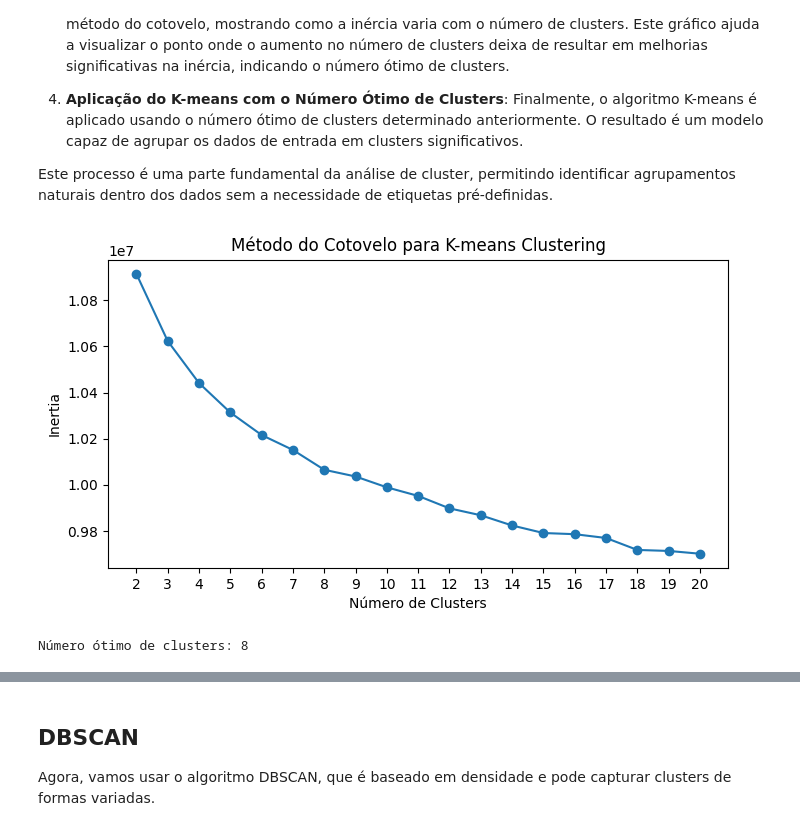
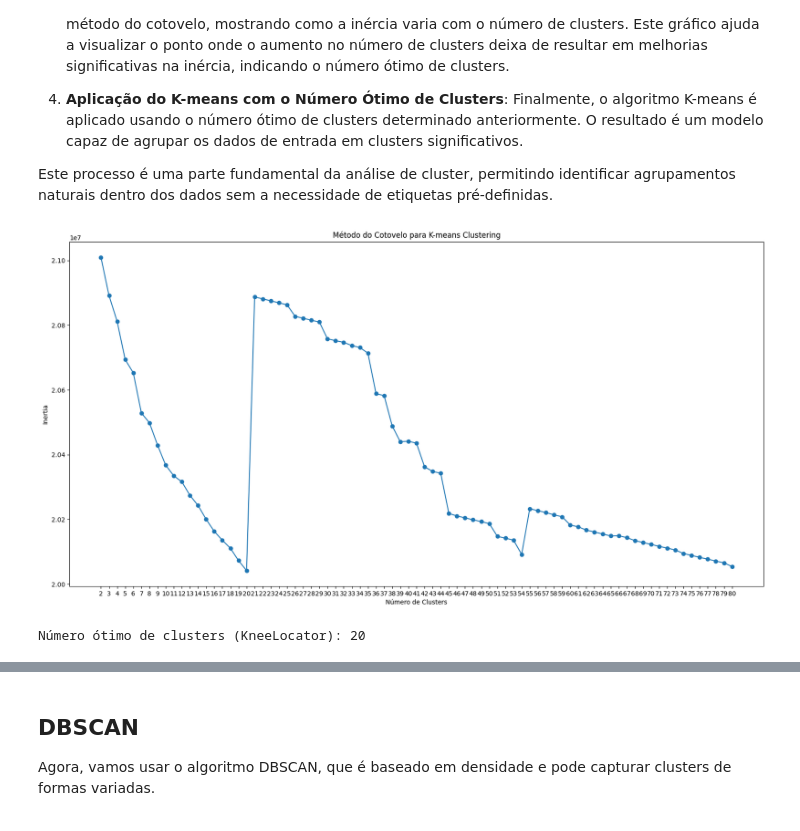
Before and after one commit to antonnyvictor18/data-mining, a Jupyter notebook: TP4/ml-1m/notebook.ipynb, the cells around one changed output, grey strips where cells are left out. Saved outputs shown, nothing was run; the diff lists cells and outputs as text; code cells hidden in the pictures.

```diff
--- a/TP4/ml-1m/notebook.ipynb
+++ b/TP4/ml-1m/notebook.ipynb
@@ -210,0 +234,17 @@ dtype: int64
+# %%
+def replace_nan_with_row_median(matrix):
+    # Calcula a mediana de cada linha, ignorando NaNs
+    row_medians = np.nanmedian(matrix, axis=1)
+
+    # Encontra índices onde os valores são NaN
+    inds = np.where(np.isnan(matrix))
+
+    # Substitui NaNs pela mediana da respectiva linha
+    matrix[inds] = np.take(row_medians, inds[0])
+
+    return matrix
+
+# Exemplo de uso
+# Supondo que ratings_matrix_np seja a matriz que contém NaNs
+ratings_matrix_np_filled_median = replace_nan_with_row_median(ratings_matrix_np)
+print(f'ratings_matrix com NaNs substituídos pela mediana: {ratings_matrix_np_filled_median}')
@@ -257,41 +345,27 @@ Este processo é uma parte fundamental da análise de cluster, permitindo identi
 # %%
 def calculate_wcss(data):
     inertia = []
-    for n in range(2, 21):
+    for n in range(2, 81):
         kmeans = KMeans(n_clusters=n, random_state=42)
         kmeans.fit(X=data)
         inertia.append(kmeans.inertia_)
 
     return inertia
 
-def optimal_number_of_clusters(wcss):
-    x1, y1 = 2, wcss[0]
-    x2, y2 = 20, wcss[len(wcss)-1]
 
-    distances = []
-    for i in range(len(wcss)):
-        x0 = i+2
-        y0 = wcss[i]
-        numerator = abs((y2-y1)*x0 - (x2-x1)*y0 + x2*y1 - y2*x1)
-        denominator = math.sqrt((y2 - y1)**2 + (x2 - x1)**2)
-        distances.append(numerator/denominator)
 
-    return distances.index(max(distances)) + 2
-
-inertia = calculate_wcss(sample_data)
-plt.figure(figsize=(8, 4))
-plt.plot(range(2, 21), inertia, marker='o')
+inertia = calculate_wcss(ratings_matrix_np_normalized)
+plt.figure(figsize=(20, 10))
+plt.plot(range(2, 81), inertia, marker='o')
 plt.title('Método do Cotovelo para K-means Clustering')
 plt.xlabel('Número de Clusters')
 plt.ylabel('Inertia')
-plt.xticks(range(2, 21))
+plt.xticks(range(2, 81))
 plt.show()
 
-# Aplicar K-means com um número apropriado de clusters
-n = optimal_number_of_clusters(inertia)
-print(f'Número ótimo de clusters: {n}')
-kmeans = KMeans(n_clusters=4, random_state=42)
-kmeans_clusters = kmeans.fit_predict(sample_data)
+
+kl = KneeLocator(range(2, 81), inertia, curve="convex", direction="decreasing")
+print(f'Número ótimo de clusters (KneeLocator): {kl.elbow}')
 # %% [output]
-[figure, old version]
+[figure, new version]
-Número ótimo de clusters: 8
+Número ótimo de clusters (KneeLocator): 20
```
Also changed, not shown: parts of 34 cells of this notebook, 1 other file.
